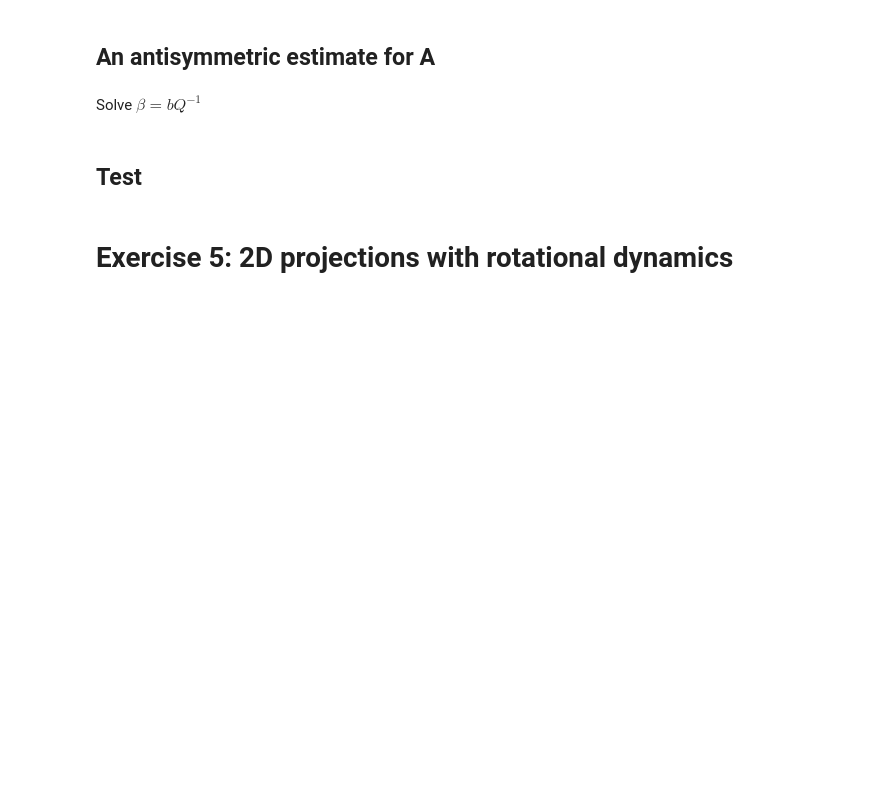
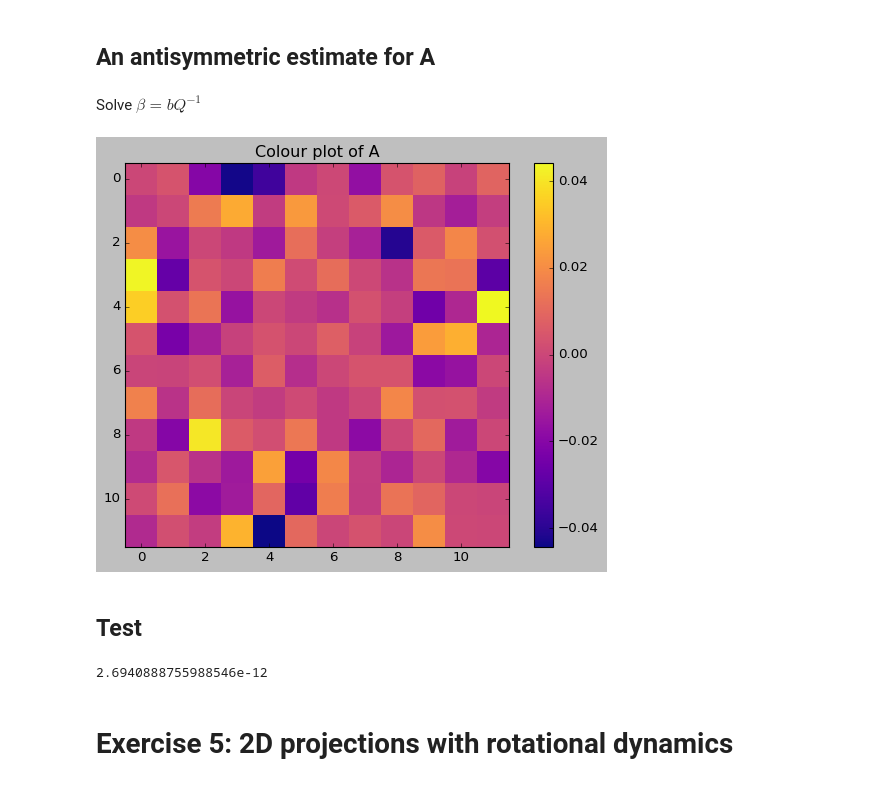
Before and after one commit to ofs416/Brain_Machine_Interfaces, a Jupyter notebook: Coursework_1/code.ipynb, the cells around one changed output. Cells and saved outputs as stored; diff of their text form; code cells hidden in the pictures; blank space fills up the shorter version.

Commit message:
imshow A edit

```diff
--- a/Coursework_1/code.ipynb
+++ b/Coursework_1/code.ipynb
@@ -246,9 +244,12 @@ def a_estimate(z):
 # %%
 beta, A = a_estimate(Z)
 # %%
-plt.imshow(A)
+img = plt.imshow(A, interpolation ='nearest', cmap='plasma' )
+plt.colorbar(img)
 plt.title('Colour plot of A')
 plt.show()
+# %% [output]
+[figure, added]
 # %% [markdown]
 ## Test
 # %%
@@ -258,8 +259,10 @@ A_test = test['A_test']
 # %%
 beta_test_estimated, A_test_estimated = a_estimate(Z_test)
 # %%
-A_inaccuracy = (A_test_estimated - A_test).max()
-print(A_inaccuracy)
+A_inaccuracy = (A_test_estimated - A_test)
+print(A_inaccuracy.max())
+# %% [output]
+2.6940888755988546e-12
 # %% [markdown]
 # Exercise 5: 2D projections with rotational dynamics
 # %% [markdown]
```
Also changed, not shown: parts of 21 cells of this notebook, 1 other file.
